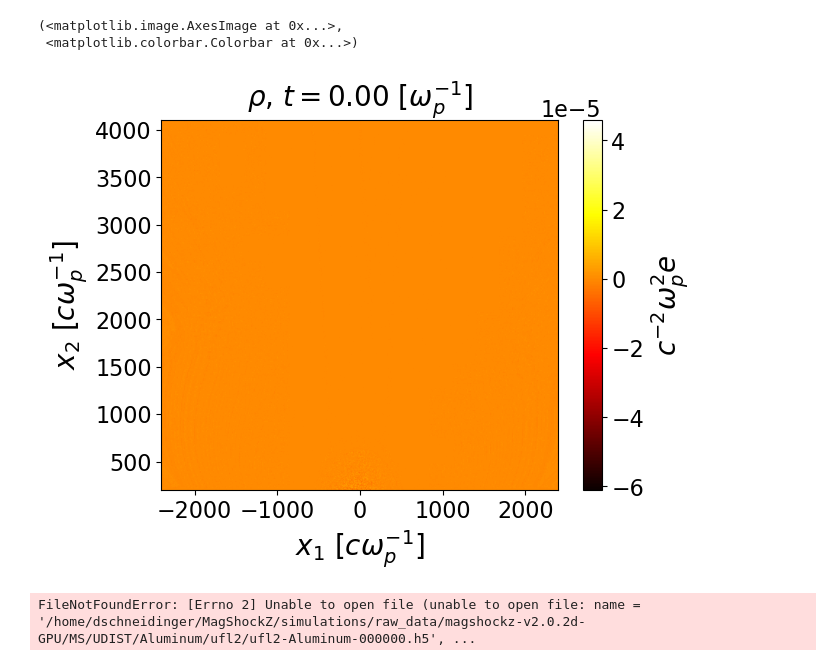
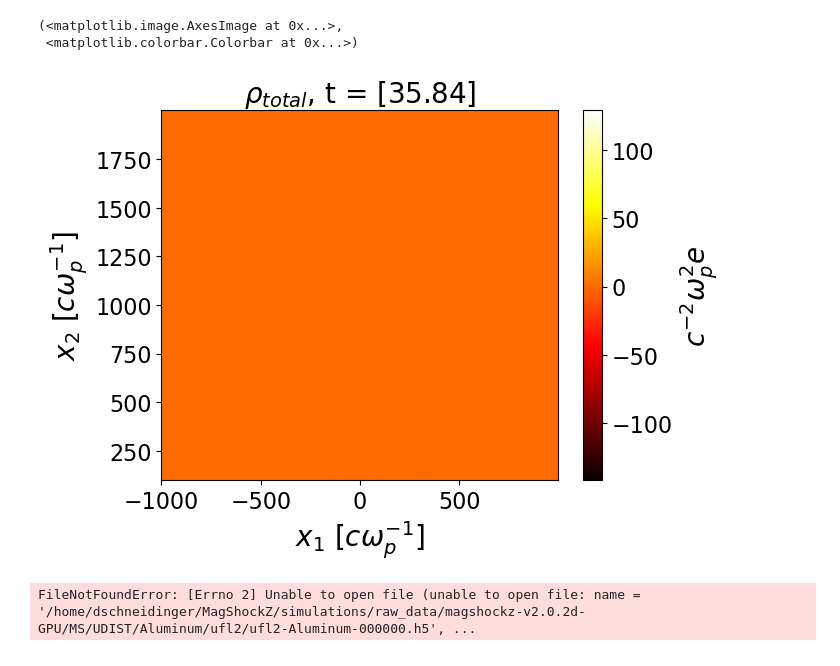
Before and after one commit to Schaeffer-Lab/MagShockZ, a Jupyter notebook: python-fortran_interface/check_initialization.ipynb, the cells around one changed output. Drawn from its saved outputs; the diff is of its cells as text; code cells hidden in the pictures.

```diff
--- a/python-fortran_interface/check_initialization.ipynb
+++ b/python-fortran_interface/check_initialization.ipynb
@@ -65,14 +76,15 @@ Frame 3
 [interactive output not drawn]
 # %%
-c = osh5io.read_h5(f'{data_dir / diagnostics["DENSITY/Magnesium/charge"]}/charge-Magnesium-{0:06d}.h5')
-b = osh5io.read_h5(f'{data_dir / diagnostics["DENSITY/Aluminum/charge"]}/charge-Aluminum-{0:06d}.h5')
-a = osh5io.read_h5(f'{data_dir / diagnostics["DENSITY/electron/charge"]}/charge-electron-{0:06d}.h5')
+frame= 4
+c = osh5io.read_h5(f'{data_dir / diagnostics["DENSITY/Magnesium/charge"]}/charge-Magnesium-{frame:06d}.h5')
+b = osh5io.read_h5(f'{data_dir / diagnostics["DENSITY/Aluminum/charge"]}/charge-Aluminum-{frame:06d}.h5')
+a = osh5io.read_h5(f'{data_dir / diagnostics["DENSITY/electron/charge"]}/charge-electron-{frame:06d}.h5')
 # osh5vis.osplot(c,cmap = 'hot',title = r"$Zn_i$" + f", t = {round((c.run_attrs['TIME']/4781.497)[0],3)}" +  r"$\omega_{ci}^{-1}$",vmax = 9)
-osh5vis.osplot(c+b+a,cmap = 'hot')
+osh5vis.osplot(c+b+a,cmap = 'hot', title = r"$\rho_{total}$, t = " + f"{(c.run_attrs['TIME'])}")
 # %% [output]
 (<matplotlib.image.AxesImage at 0x...>,
  <matplotlib.colorbar.Colorbar at 0x...>)
-[figure, old version]
+[figure, new version]
 # %%
 c = osh5io.read_h5(f'{data_dir / diagnostics["DENSITY/Magnesium/charge"]}/charge-Magnesium-{0:06d}.h5')
 plot = osh5vis.osplot(c)
```
Also changed, not shown: parts of 2 cells of this notebook, 4 other files.
